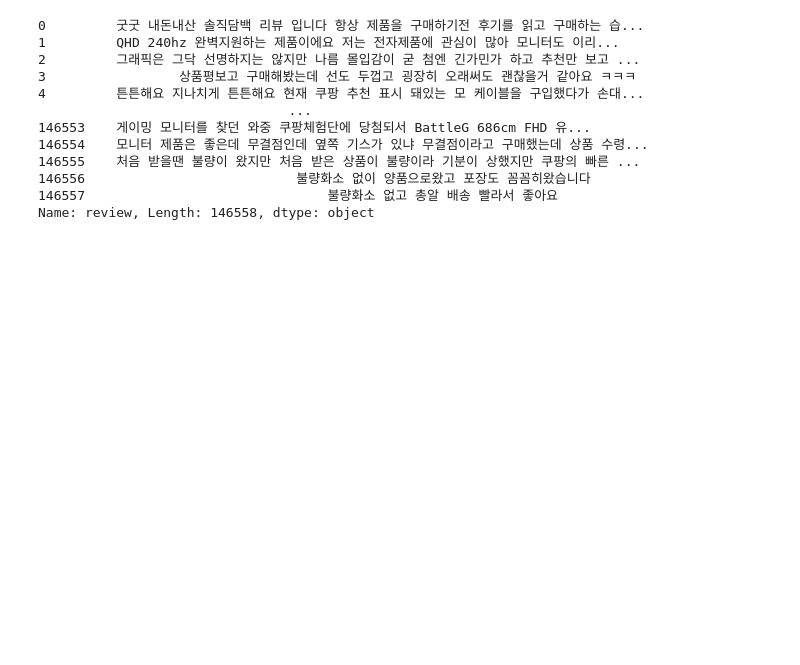
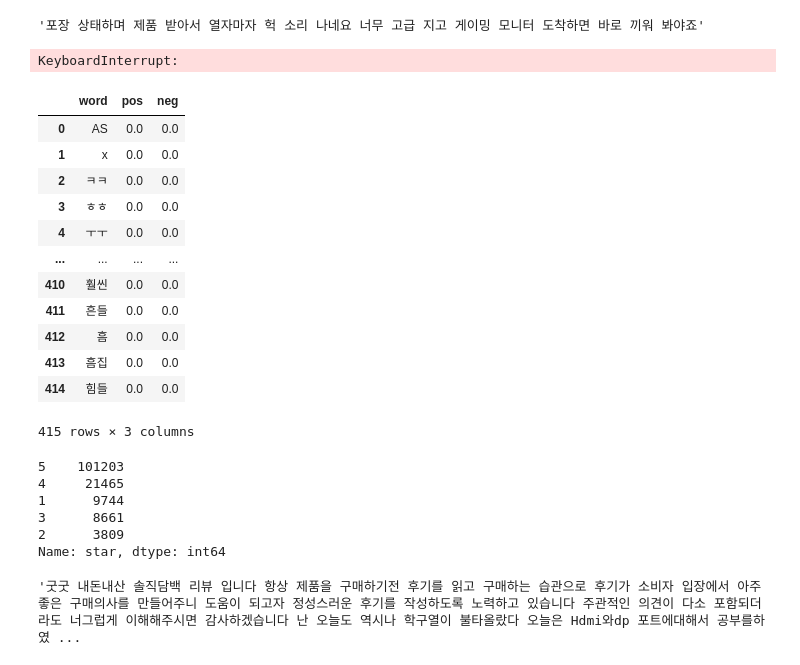
Before and after one commit to cgoeun/coupang_review, a Jupyter notebook: test.ipynb, the cells around one changed output. Cells and saved outputs as stored; diff of their text form; code cells hidden in the pictures; blank space fills up the shorter version.

```diff
--- a/test.ipynb
+++ b/test.ipynb
@@ -39,0 +408,9 @@ memory usage: 6.7+ MB
+# %%
+words = words.sort_values(by=[0])
+# %%
+words.reset_index(inplace=True)
+del words['index']
+# %%
+word_list = words[0].values.tolist()
+# %%
+word_list.append('재구매')
@@ -40,15 +437,8 @@ memory usage: 6.7+ MB
+# %%
+data_preprocessing('포장 상테하며 제품 받아서 열자마자 헉 소리나네요너무 고급지고 게이밍 모니터 도착하면 바로 끼워 봐야죠')
+# %% [output]
+'포장 상태하며 제품 받아서 열자마자 헉 소리 나네요 너무 고급 지고 게이밍 모니터 도착하면 바로 끼워 봐야죠'
 # %%
-data['review'] = data['review'].apply(find_text)
+data['review'] = data['review'].apply(data_preprocessing)
 # %% [output]
-0         굿굿 내돈내산 솔직담백 리뷰 입니다 항상 제품을 구매하기전 후기를 읽고 구매하는 습...
-1         QHD 240hz 완벽지원하는 제품이에요 저는 전자제품에 관심이 많아 모니터도 이리...
-2         그래픽은 그닥 선명하지는 않지만 나름 몰입감이 굳 첨엔 긴가민가 하고 추천만 보고 ...
-3                 상품평보고 구매해봤는데 선도 두껍고 굉장히 오래써도 괜찮을거 같아요 ㅋㅋㅋ
-4         튼튼해요 지나치게 튼튼해요 현재 쿠팡 추천 표시 돼있는 모 케이블을 구입했다가 손대...
-                                ...
-146553    게이밍 모니터를 찾던 와중 쿠팡체험단에 당첨되서 BattleG 686cm FHD 유...
-146554    모니터 제품은 좋은데 무결점인데 옆쪽 기스가 있냐 무결점이라고 구매했는데 상품 수령...
-146555    처음 받을땐 불량이 왔지만 처음 받은 상품이 불량이라 기분이 상했지만 쿠팡의 빠른 ...
-146556                           불량화소 없이 양품으로왔고 포장도 꼼꼼히왔습니다
-146557                               불량화소 없고 총알 배송 빨라서 좋아요
-Name: review, Length: 146558, dtype: object
+KeyboardInterrupt:
@@ -58,0 +445,22 @@ def data_preprocessing(review):
+# %%
+# word_list = ['ㅜㅠ', 'ㅠㅠ', 'ㅜㅜ', 'ㅡㅡ', 'ㅋㅋ', 'ㅎㅎ' ]
+
+# ['문제' ,'고생','에러','고장','너무','결국','불꽃','펑','고장','무섭','중국산','탔습니다','탔어요','까맣게','아닙니다','불편','냄새 너무','버렸어요','병행','반품','싼맛','상술','맛이갔','쓰레기','비추','무겁','최악','불편','유료','터졌','연기','식은땀','별로','터진']
+dictionary_df = pd.DataFrame(word_list, columns=['word'])
+dictionary_df['pos'] = 0.0
+dictionary_df['neg'] = 0.0
+dictionary_df
+# %% [output]
+|  | word | pos | neg |
+| 0 | AS | 0.0 | 0.0 |
+| 1 | x | 0.0 | 0.0 |
+| 2 | ㅋㅋ | 0.0 | 0.0 |
+| 3 | ㅎㅎ | 0.0 | 0.0 |
+| 4 | ㅜㅜ | 0.0 | 0.0 |
+| ... | ... | ... | ... |
+| 410 | 훨씬 | 0.0 | 0.0 |
+| 411 | 흔들 | 0.0 | 0.0 |
+| 412 | 흠 | 0.0 | 0.0 |
+| 413 | 흠집 | 0.0 | 0.0 |
+| 414 | 힘들 | 0.0 | 0.0 |
+415 rows × 3 columns
@@ -58,0 +469,13 @@ def data_preprocessing(review):
+# %%
+data['star'].value_counts()
+# %% [output]
+5    101203
+4     21465
+1      9744
+3      8661
+2      3809
+Name: star, dtype: int64
+# %%
+data.iloc[0]['review']
+# %% [output]
+'굿굿 내돈내산 솔직담백 리뷰 입니다 항상 제품을 구매하기전 후기를 읽고 구매하는 습관으로 후기가 소비자 입장에서 아주 좋은 구매의사를 만들어주니 도움이 되고자 정성스러운 후기를 작성하도록 노력하고 있습니다 주관적인 의견이 다소 포함되더라도 너그럽게 이해해주시면 감사하겠습니다 난 오늘도 역시나 학구열이 불타올랐다 오늘은 Hdmi와dp 포트에대해서 공부를하였 ...
```
Also changed, not shown: parts of 69 cells of this notebook, 2 other files.
